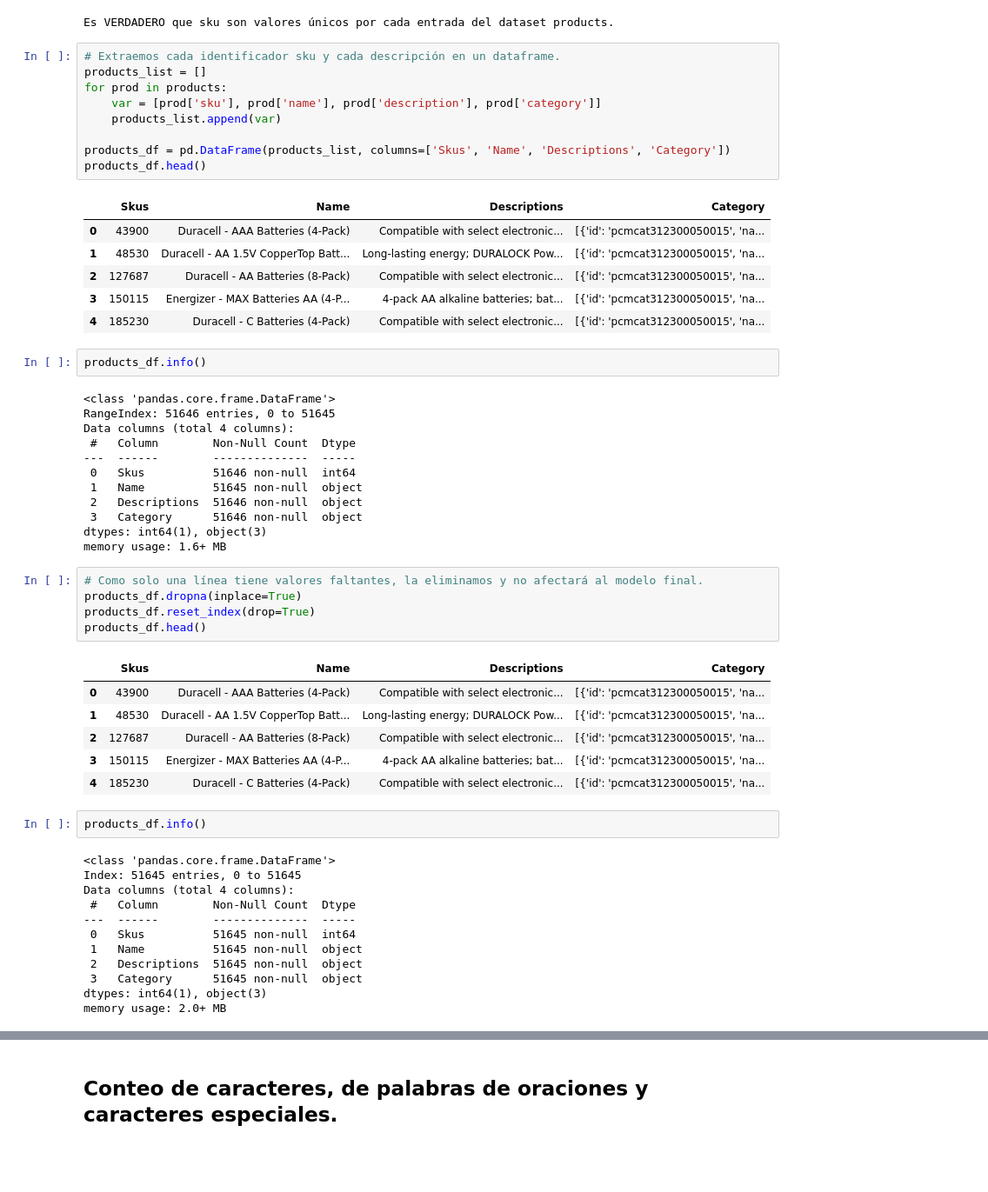
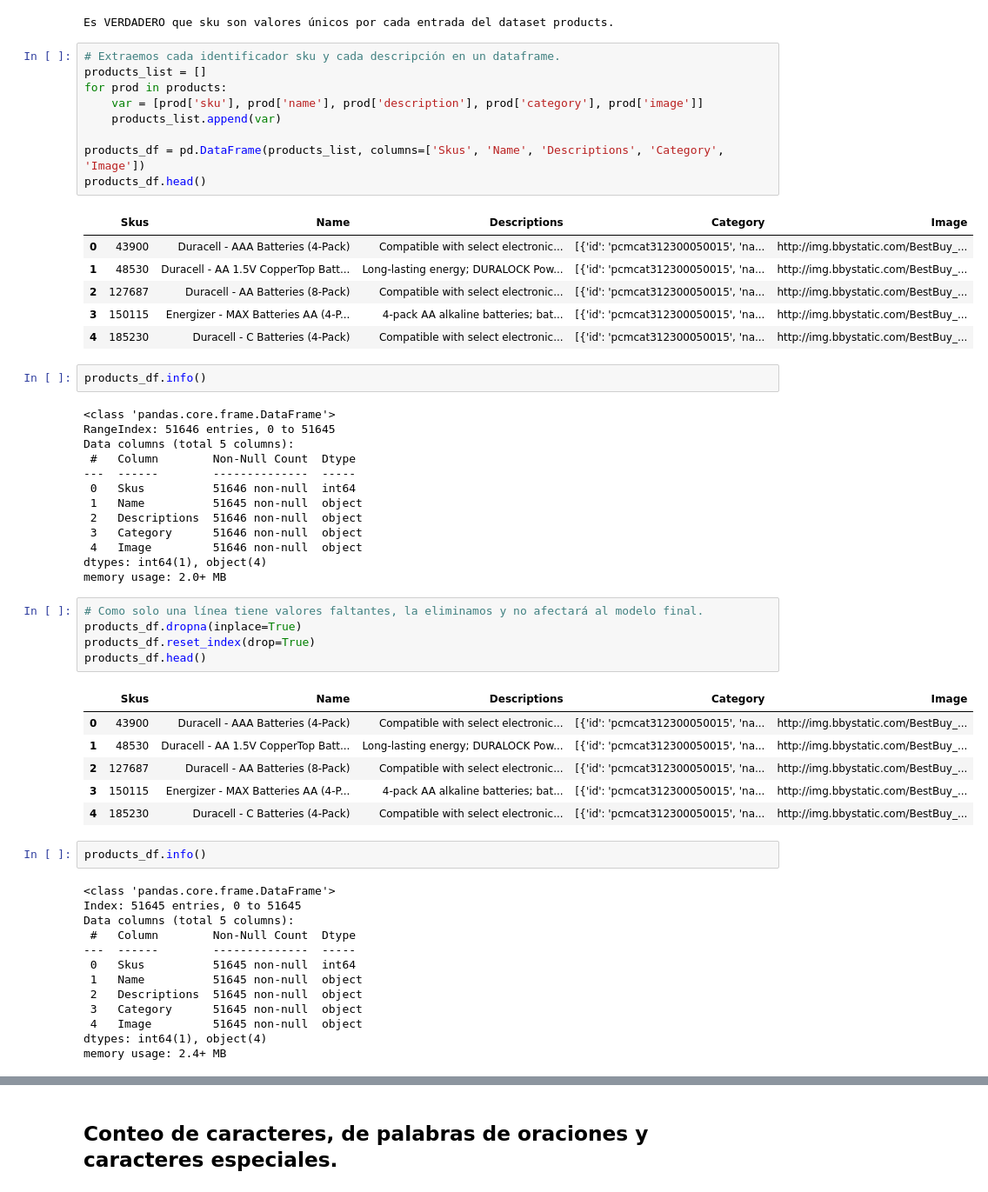
Before and after one commit to christian180492/e_commerce_categorization, a Jupyter notebook: EDA.ipynb, the cells around one changed output, grey strips where cells are left out. Shown at 87% size. Drawn from its saved outputs; the diff is of its cells as text; blank space fills up the shorter version.

```diff
--- a/EDA.ipynb
+++ b/EDA.ipynb
@@ -129,57 +129,59 @@ Es VERDADERO que sku son valores únicos por cada entrada del dataset products.
 # %%
 # Extraemos cada identificador sku y cada descripción en un dataframe.
 products_list = []
 for prod in products:
-    var = [prod['sku'], prod['name'], prod['description'], prod['category']]
+    var = [prod['sku'], prod['name'], prod['description'], prod['category'], prod['image']]
     products_list.append(var)
 
-products_df = pd.DataFrame(products_list, columns=['Skus', 'Name', 'Descriptions', 'Category'])
+products_df = pd.DataFrame(products_list, columns=['Skus', 'Name', 'Descriptions', 'Category', 'Image'])
 products_df.head()
 # %% [output]
-|  | Skus | Name | Descriptions | Category |
-| 0 | 43900 | Duracell - AAA Batteries (4-Pack) | Compatible with select electronic... | [{'id': 'pcmcat312300050015', 'na... |
-| 1 | 48530 | Duracell - AA 1.5V CopperTop Batt... | Long-lasting energy; DURALOCK Pow... | [{'id': 'pcmcat312300050015', 'na... |
-| 2 | 127687 | Duracell - AA Batteries (8-Pack) | Compatible with select electronic... | [{'id': 'pcmcat312300050015', 'na... |
-| 3 | 150115 | Energizer - MAX Batteries AA (4-P... | 4-pack AA alkaline batteries; bat... | [{'id': 'pcmcat312300050015', 'na... |
-| 4 | 185230 | Duracell - C Batteries (4-Pack) | Compatible with select electronic... | [{'id': 'pcmcat312300050015', 'na... |
+|  | Skus | Name | Descriptions | Category | Image |
+| 0 | 43900 | Duracell - AAA Batteries (4-Pack) | Compatible with select electronic... | [{'id': 'pcmcat312300050015', 'na... | http://img.bbystatic.com/BestBuy_... |
+| 1 | 48530 | Duracell - AA 1.5V CopperTop Batt... | Long-lasting energy; DURALOCK Pow... | [{'id': 'pcmcat312300050015', 'na... | http://img.bbystatic.com/BestBuy_... |
+| 2 | 127687 | Duracell - AA Batteries (8-Pack) | Compatible with select electronic... | [{'id': 'pcmcat312300050015', 'na... | http://img.bbystatic.com/BestBuy_... |
+| 3 | 150115 | Energizer - MAX Batteries AA (4-P... | 4-pack AA alkaline batteries; bat... | [{'id': 'pcmcat312300050015', 'na... | http://img.bbystatic.com/BestBuy_... |
+| 4 | 185230 | Duracell - C Batteries (4-Pack) | Compatible with select electronic... | [{'id': 'pcmcat312300050015', 'na... | http://img.bbystatic.com/BestBuy_... |
 # %%
 products_df.info()
 # %% [output]
 <class 'pandas.core.frame.DataFrame'>
 RangeIndex: 51646 entries, 0 to 51645
-Data columns (total 4 columns):
+Data columns (total 5 columns):
  #   Column        Non-Null Count  Dtype
 ---  ------        --------------  -----
  0   Skus          51646 non-null  int64
  1   Name          51645 non-null  object
  2   Descriptions  51646 non-null  object
  3   Category      51646 non-null  object
-dtypes: int64(1), object(3)
-memory usage: 1.6+ MB
+ 4   Image         51646 non-null  object
+dtypes: int64(1), object(4)
+memory usage: 2.0+ MB
 # %%
 # Como solo una línea tiene valores faltantes, la eliminamos y no afectará al modelo final.
 products_df.dropna(inplace=True)
 products_df.reset_index(drop=True)
 products_df.head()
 # %% [output]
-|  | Skus | Name | Descriptions | Category |
-| 0 | 43900 | Duracell - AAA Batteries (4-Pack) | Compatible with select electronic... | [{'id': 'pcmcat312300050015', 'na... |
-| 1 | 48530 | Duracell - AA 1.5V CopperTop Batt... | Long-lasting energy; DURALOCK Pow... | [{'id': 'pcmcat312300050015', 'na... |
-| 2 | 127687 | Duracell - AA Batteries (8-Pack) | Compatible with select electronic... | [{'id': 'pcmcat312300050015', 'na... |
-| 3 | 150115 | Energizer - MAX Batteries AA (4-P... | 4-pack AA alkaline batteries; bat... | [{'id': 'pcmcat312300050015', 'na... |
-| 4 | 185230 | Duracell - C Batteries (4-Pack) | Compatible with select electronic... | [{'id': 'pcmcat312300050015', 'na... |
+|  | Skus | Name | Descriptions | Category | Image |
+| 0 | 43900 | Duracell - AAA Batteries (4-Pack) | Compatible with select electronic... | [{'id': 'pcmcat312300050015', 'na... | http://img.bbystatic.com/BestBuy_... |
+| 1 | 48530 | Duracell - AA 1.5V CopperTop Batt... | Long-lasting energy; DURALOCK Pow... | [{'id': 'pcmcat312300050015', 'na... | http://img.bbystatic.com/BestBuy_... |
+| 2 | 127687 | Duracell - AA Batteries (8-Pack) | Compatible with select electronic... | [{'id': 'pcmcat312300050015', 'na... | http://img.bbystatic.com/BestBuy_... |
+| 3 | 150115 | Energizer - MAX Batteries AA (4-P... | 4-pack AA alkaline batteries; bat... | [{'id': 'pcmcat312300050015', 'na... | http://img.bbystatic.com/BestBuy_... |
+| 4 | 185230 | Duracell - C Batteries (4-Pack) | Compatible with select electronic... | [{'id': 'pcmcat312300050015', 'na... | http://img.bbystatic.com/BestBuy_... |
 # %%
 products_df.info()
 # %% [output]
 <class 'pandas.core.frame.DataFrame'>
 Index: 51645 entries, 0 to 51645
-Data columns (total 4 columns):
+Data columns (total 5 columns):
  #   Column        Non-Null Count  Dtype
 ---  ------        --------------  -----
  0   Skus          51645 non-null  int64
  1   Name          51645 non-null  object
  2   Descriptions  51645 non-null  object
  3   Category      51645 non-null  object
-dtypes: int64(1), object(3)
-memory usage: 2.0+ MB
+ 4   Image         51645 non-null  object
+dtypes: int64(1), object(4)
+memory usage: 2.4+ MB
 # %%
```
Also changed, not shown: parts of 42 cells of this notebook, 15 other files.
